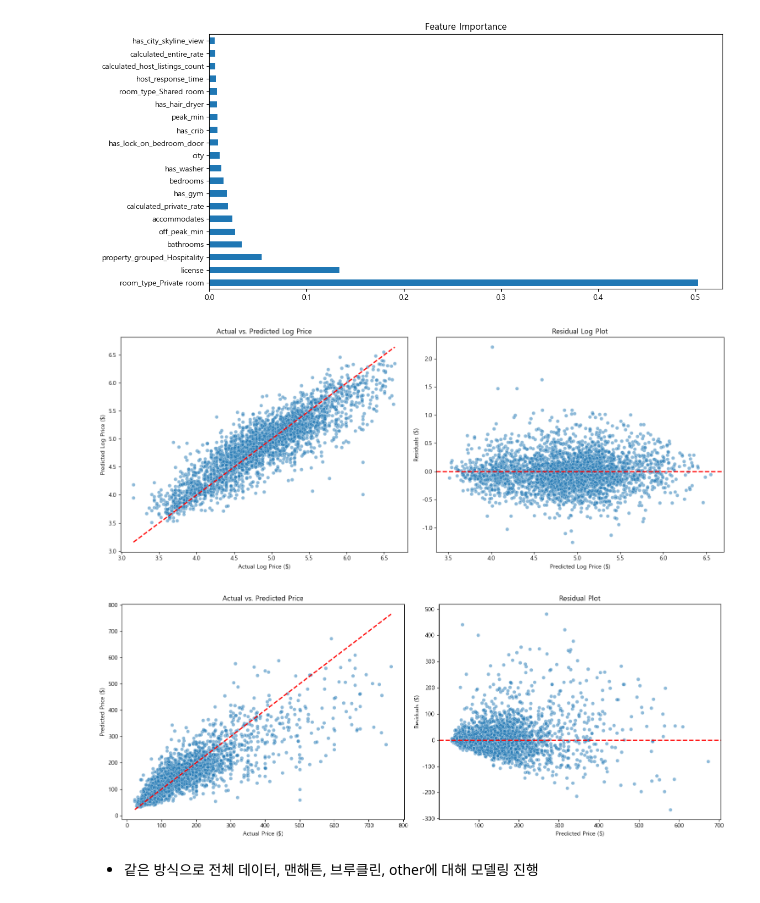
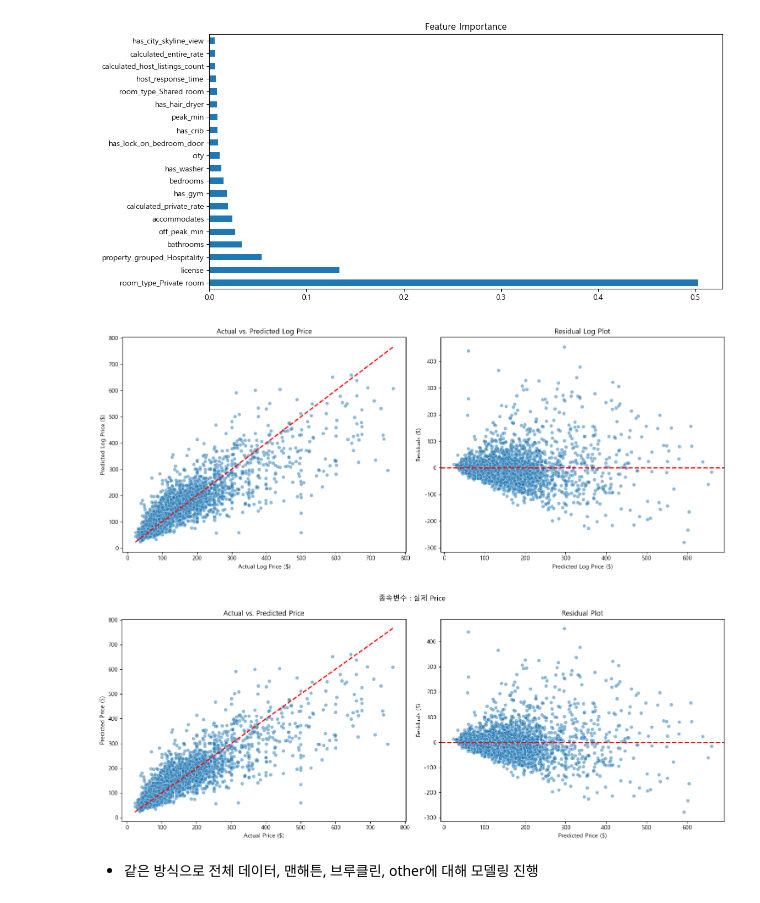
Before and after one commit to sybeom528/airbnb_price_prediction, a Jupyter notebook: notebooks/modeling.ipynb, the cells around one changed output. Drawn from its saved outputs; the diff is of its cells as text; code cells hidden in the pictures.

```diff
--- a/notebooks/modeling.ipynb
+++ b/notebooks/modeling.ipynb
@@ -352,42 +329,42 @@ plt.show()
 # %%
 import matplotlib.pyplot as plt
 import seaborn as sns
 
 # 1. 데이터 준비 (로그 단위를 원본 달러 단위로 복원)
-y_test_orig = y_test
+y_test_orig = np.expm1(y_test)
 y_pred_orig = pred_final
 residuals = y_test_orig - y_pred_orig
 
 # 시각화 설정
 plt.figure(figsize=(15, 6))
 
 # 그래프 1: 실제값 vs 예측값 (Actual vs Predicted)
 plt.subplot(1, 2, 1)
 sns.scatterplot(x=y_test_orig, y=y_pred_orig, alpha=0.5)
 plt.plot([y_test_orig.min(), y_test_orig.max()], [y_test_orig.min(), y_test_orig.max()], 'r--', lw=2)
 plt.xlabel('Actual Log Price ($)')
 plt.ylabel('Predicted Log Price ($)')
 plt.title('Actual vs. Predicted Log Price')
 
 # 그래프 2: 잔차도 (Residual Plot)
 plt.subplot(1, 2, 2)
 sns.scatterplot(x=y_pred_orig, y=residuals, alpha=0.5)
 plt.axhline(y=0, color='r', linestyle='--', lw=2)
 plt.xlabel('Predicted Log Price ($)')
 plt.ylabel('Residuals ($)')
 plt.title('Residual Log Plot')
 
 plt.tight_layout()
 plt.show()
 # %% [output]
-[figure, old version]
+[figure, new version]
 # %%
 import matplotlib.pyplot as plt
 import seaborn as sns
 
 # 1. 데이터 준비 (로그 단위를 원본 달러 단위로 복원)
 y_test_orig = np.expm1(y_test)
-y_pred_orig = np.expm1(pred_final)
+y_pred_orig = pred_final
 residuals = y_test_orig - y_pred_orig
 
 # 시각화 설정
@@ -409,10 +386,11 @@ plt.xlabel('Predicted Price ($)')
 plt.ylabel('Residuals ($)')
 plt.title('Residual Plot')
 
+plt.suptitle('종속변수 : 실제 Price')
 plt.tight_layout()
 plt.show()
 # %% [output]
-[figure, old version]
+[figure, new version]
 # %%
 best_model.get_booster().save_model('results/xgb_model_all.json') # -> 여기 저장하고 싶은 이름으로 바꾸기!
 # %% [markdown]
```
Also changed, not shown: parts of 5 cells of this notebook, 8 other files.
